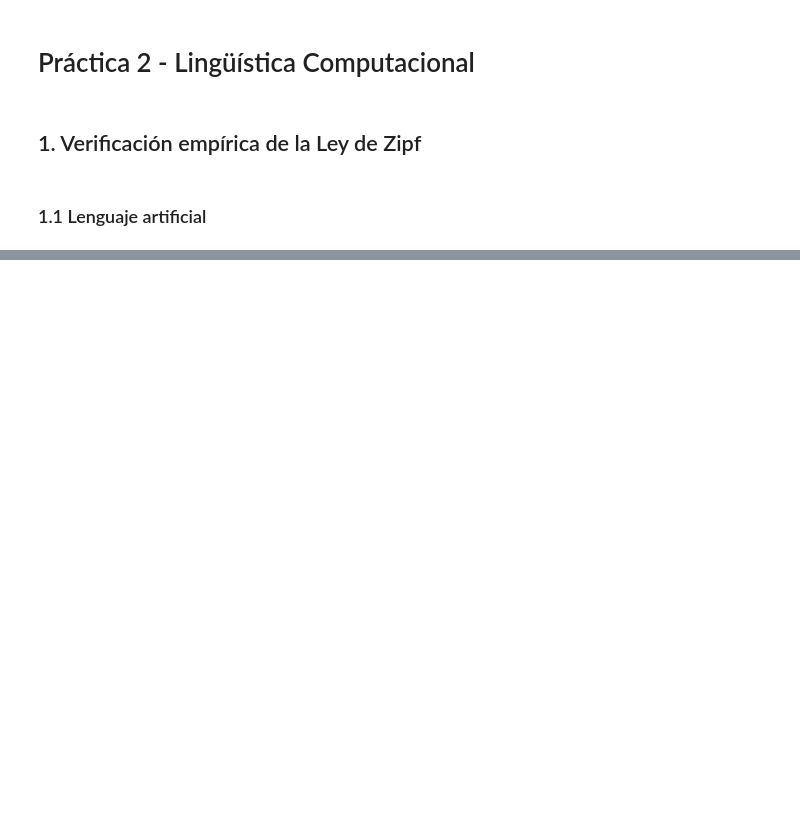
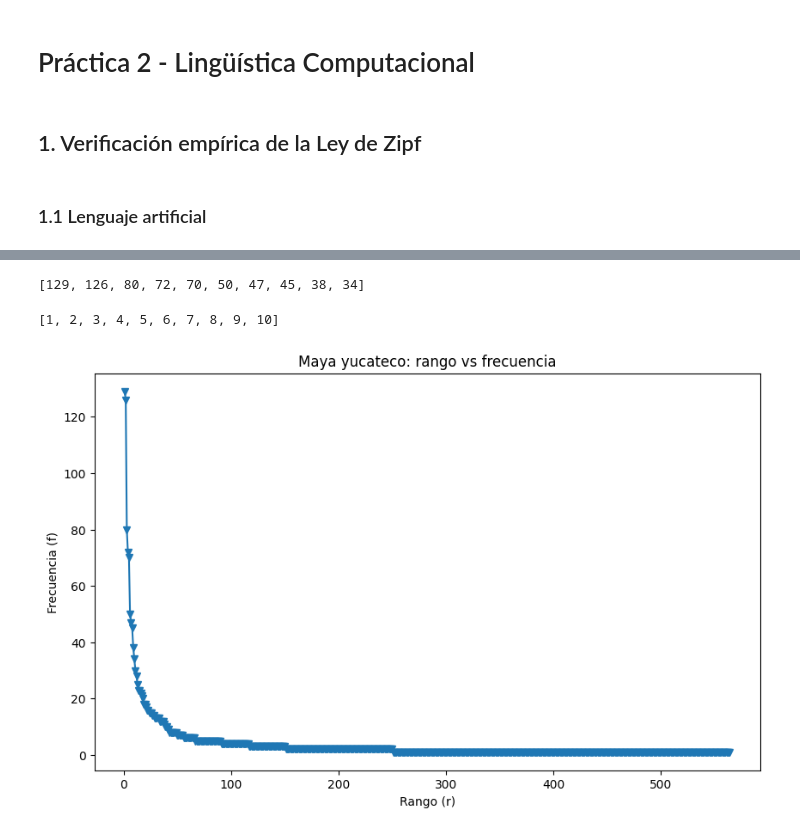
Before and after one commit to SubsetOfMars/cl-2026-2-lab, a Jupyter notebook: practicas/SubsetOfMars/P2/P2.ipynb, the cells around one changed output, grey strips where cells are left out. Cells and saved outputs as stored; diff of their text form; code cells hidden in the pictures; blank space fills up the shorter version.

```diff
--- a/practicas/SubsetOfMars/P2/P2.ipynb
+++ b/practicas/SubsetOfMars/P2/P2.ipynb
@@ -14,0 +250,25 @@ ModuleNotFoundError: No module named 'matplotlib'
+# %%
+#obtiene las frecuencias ordenadas de mayor a menor
+frequencies_maya = [count for _, count in vocabulary_maya.most_common()]
+
+#muestra las primeras 10 frecuencias
+print(frequencies_maya[:10])
+# %% [output]
+[129, 126, 80, 72, 70, 50, 47, 45, 38, 34]
+# %%
+#crea los rangos 1, 2, 3, ... hasta el número de frecuencias
+ranks_maya = list(range(1, len(frequencies_maya) + 1))
+
+#print para revisar
+print(ranks_maya[:10])
+# %% [output]
+[1, 2, 3, 4, 5, 6, 7, 8, 9, 10]
+# %%
+#grafica rango vs frecuencia en escala normal
+plt.plot(ranks_maya, frequencies_maya, "-v")
+plt.xlabel("Rango (r)")
+plt.ylabel("Frecuencia (f)")
+plt.title("Maya yucateco: rango vs frecuencia")
+plt.show()
+# %% [output]
+[figure, added]
```
Also changed, not shown: parts of 21 cells of this notebook, 1 other file.
